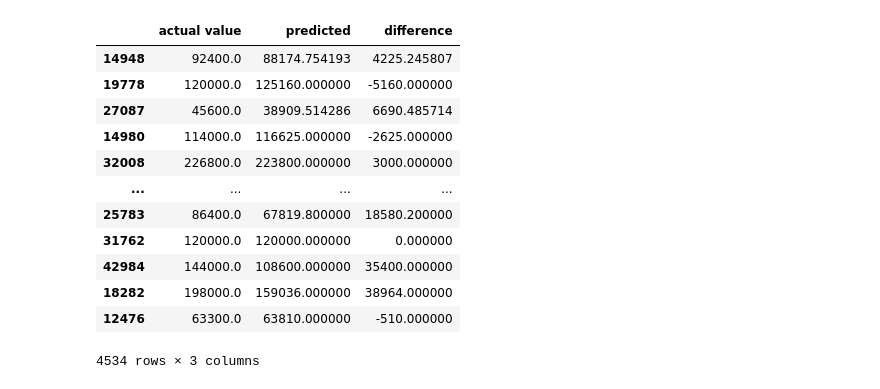
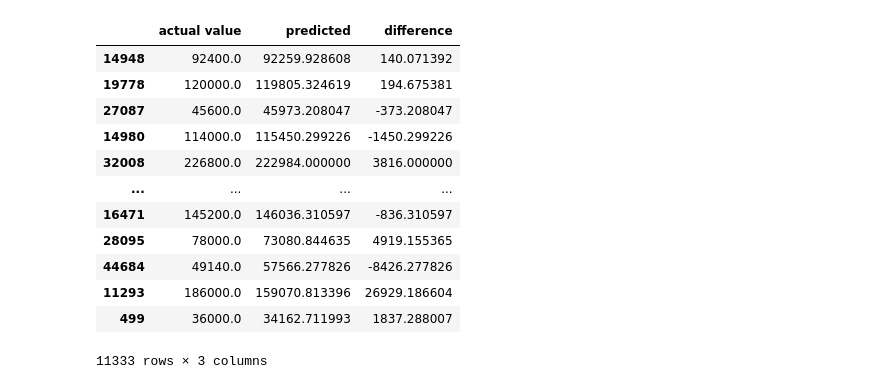
Before and after one commit to MinhPhucLe/Machine-Learning-Project-2023.2, a Jupyter notebook: notebooks/RandomForest/RandomForest_3.ipynb, the cells around one changed output. Saved outputs shown, nothing was run; the diff lists cells and outputs as text; code cells hidden in the pictures.

```diff
--- a/notebooks/RandomForest/RandomForest_3.ipynb
+++ b/notebooks/RandomForest/RandomForest_3.ipynb
@@ -6,7 +6,7 @@ import time
 import pickle
 import numpy as np
 # %%
-model_name = "../../models/RandomForest_3"
+model_file = "../../models/RandomForest_3"
 data_file = "../../data/processed_data_2.csv"
 # %%
 data = pd.read_csv(data_file)
@@ -44,7 +44,7 @@ new
 Name: count, dtype: int64
 # %%
 def preprocessing(data:pd.DataFrame) -> pd.DataFrame:
-    data.drop(["status","new","house_type"], axis = 1, inplace = True)
+    # data.drop(["status","new","house_type"], axis = 1, inplace = True)
     data = data.dropna()
     return data
 # %%
@@ -85,5 +85,4 @@ print(Y.shape)
 (45332,)
 # %%
 from sklearn.model_selection import train_test_split
-X_hold, X_test, Y_hold, Y_test = train_test_split(X,Y,test_size=0.1,random_state=0)
-X_train, X_val, Y_train,Y_val = train_test_split(X_hold,Y_hold,test_size=0.1,random_state=0)
+X_train, X_test, Y_train, Y_test = train_test_split(X,Y,test_size=0.25,random_state=0)
@@ -215,5 +163,5 @@ Time execution :  6.254915952682495
 # %%
-loaded_model = pickle.load(open(model_name, 'rb'))
+loaded_model = pickle.load(open(model_file, 'rb'))
 # %%
 feature_names = [f"{column}" for column in X_train]
 importances = loaded_model.feature_importances_
@@ -229,19 +178,20 @@ fig.tight_layout()
 # %%
 #Make the predictions
+Y_pred = loaded_model.predict(X_test)
 pred_table = pd.DataFrame(data={"actual value":Y_test, "predicted":loaded_model.predict(X_test)})
 pred_table["difference"] = pred_table["actual value"] - pred_table["predicted"]
 pred_table
 # %% [output]
 |  | actual value | predicted | difference |
-| 14948 | 92400.0 | 88174.754193 | 4225.245807 |
-| 19778 | 120000.0 | 125160.000000 | -5160.000000 |
-| 27087 | 45600.0 | 38909.514286 | 6690.485714 |
-| 14980 | 114000.0 | 116625.000000 | -2625.000000 |
-| 32008 | 226800.0 | 223800.000000 | 3000.000000 |
+| 14948 | 92400.0 | 92259.928608 | 140.071392 |
+| 19778 | 120000.0 | 119805.324619 | 194.675381 |
+| 27087 | 45600.0 | 45973.208047 | -373.208047 |
+| 14980 | 114000.0 | 115450.299226 | -1450.299226 |
+| 32008 | 226800.0 | 222984.000000 | 3816.000000 |
 | ... | ... | ... | ... |
-| 25783 | 86400.0 | 67819.800000 | 18580.200000 |
-| 31762 | 120000.0 | 120000.000000 | 0.000000 |
-| 42984 | 144000.0 | 108600.000000 | 35400.000000 |
-| 18282 | 198000.0 | 159036.000000 | 38964.000000 |
-| 12476 | 63300.0 | 63810.000000 | -510.000000 |
+| 16471 | 145200.0 | 146036.310597 | -836.310597 |
+| 28095 | 78000.0 | 73080.844635 | 4919.155365 |
+| 44684 | 49140.0 | 57566.277826 | -8426.277826 |
+| 11293 | 186000.0 | 159070.813396 | 26929.186604 |
+| 499 | 36000.0 | 34162.711993 | 1837.288007 |
-4534 rows × 3 columns
+11333 rows × 3 columns
```
Also changed, not shown: parts of 15 cells of this notebook, 3 other files.
